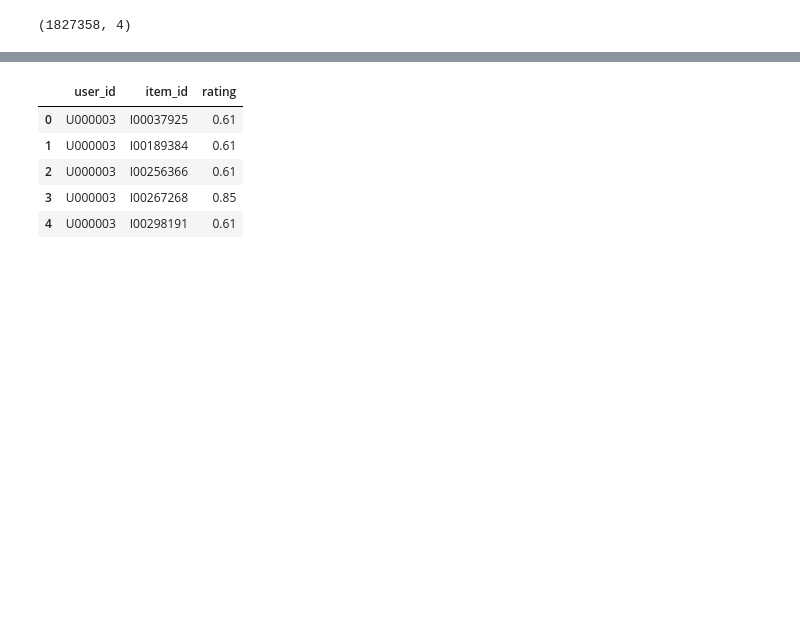
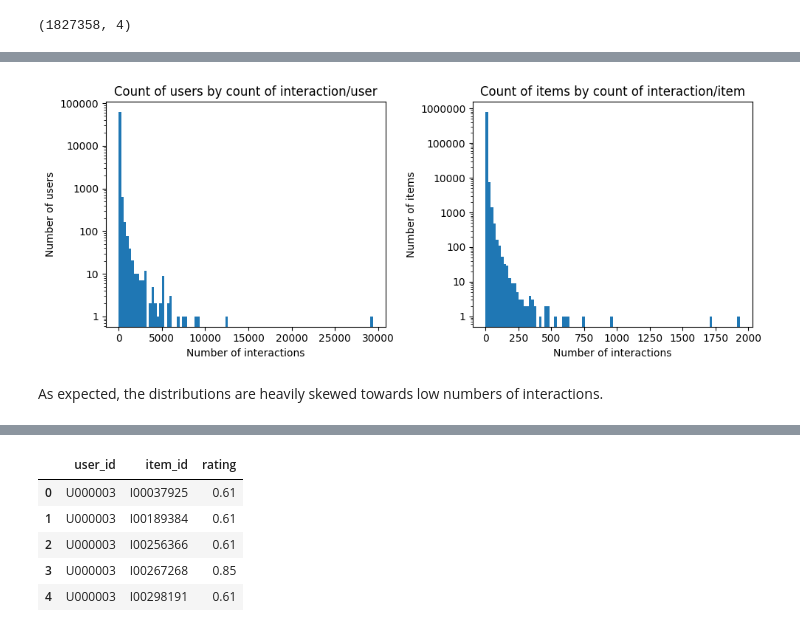
Before and after one commit to DungBeetleBASH/recsys-pipeliner, a Jupyter notebook: notebooks/blog/01-explore-data.ipynb, the cells around one changed output, grey strips where cells are left out. Saved outputs shown, nothing was run; the diff lists cells and outputs as text; code cells hidden in the pictures; blank space fills up the shorter version.

```diff
--- a/notebooks/blog/01-explore-data.ipynb
+++ b/notebooks/blog/01-explore-data.ipynb
@@ -36 +52,28 @@ user_item_interactions_grouped.head(5)
+# %%
+total_interactions_by_user = user_item_interactions_grouped[["user_id", "interactions"]].groupby("user_id").sum().reset_index()
+total_interactions_by_item = user_item_interactions_grouped[["item_id", "interactions"]].groupby("item_id").sum().reset_index()
+# %%
+fig, (ax1, ax2) = plt.subplots(1,2, figsize=(10, 4))
+ax1.hist(total_interactions_by_user.interactions, log=True, bins=100)
+ax2.hist(total_interactions_by_item.interactions, log=True, bins=100)
+
+for ax in (ax1, ax2):
+    formatter = ScalarFormatter()
+    formatter.set_scientific(False)
+    ax.yaxis.set_major_formatter(formatter)
+
+    ax.set_xlabel("Number of interactions")
+
+ax1.set_title("Count of users by count of interaction/user")
+ax2.set_title("Count of items by count of interaction/item")
+
+ax1.set_ylabel("Number of users")
+ax2.set_ylabel("Number of items")
+plt.tight_layout()
+
+plt.show()
+# %% [output]
+[figure, added]
+# %% [markdown]
+As expected, the distributions are heavily skewed towards low numbers of interactions.
 # %%
```
Also changed, not shown: parts of 10 cells of this notebook.
